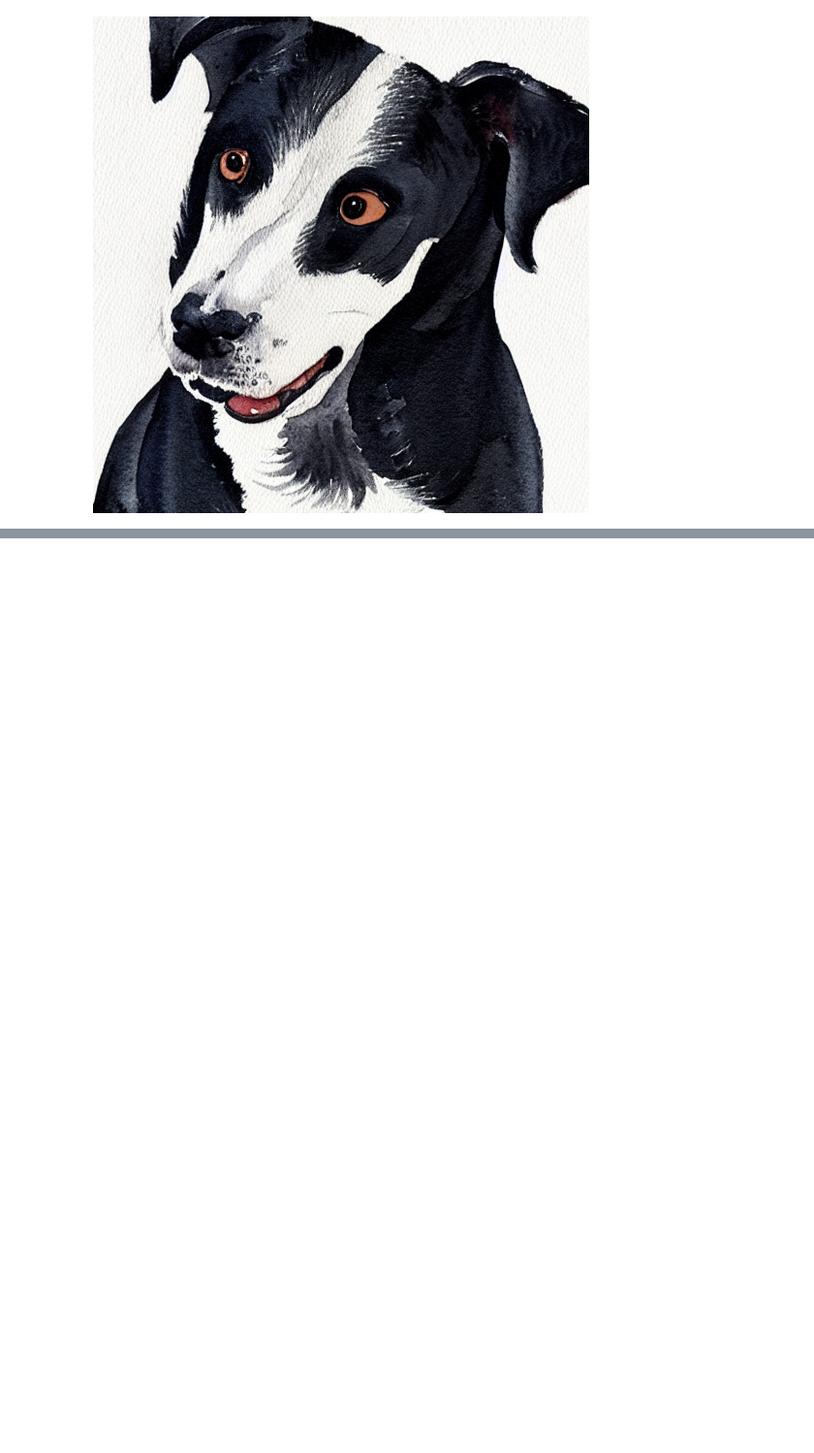
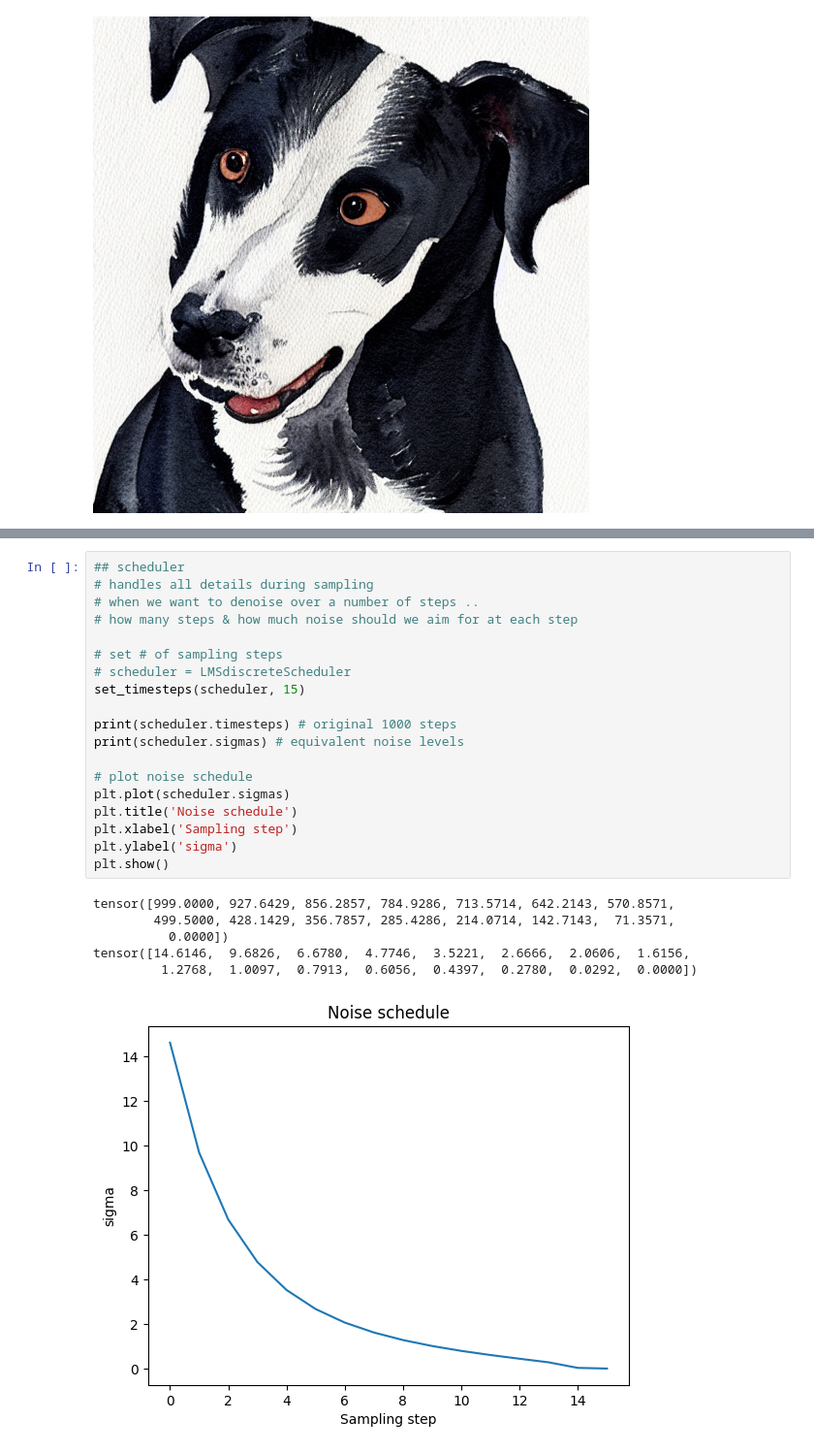
Before and after one commit to shitijnigam/kaggle-repo, a Jupyter notebook: stable-diffusion-deep-dive.ipynb, the cells around one changed output, grey strips where cells are left out. Shown at 97% size. Drawn from its saved outputs; the diff is of its cells as text; blank space fills up the shorter version.

```diff
--- a/stable-diffusion-deep-dive.ipynb
+++ b/stable-diffusion-deep-dive.ipynb
@@ -170,0 +233,26 @@ pil_images[0]
+# %%
+## scheduler
+# handles all details during sampling
+# when we want to denoise over a number of steps ..
+# how many steps & how much noise should we aim for at each step
+
+# set # of sampling steps
+# scheduler = LMSdiscreteScheduler
+set_timesteps(scheduler, 15)
+
+print(scheduler.timesteps) # original 1000 steps
+print(scheduler.sigmas) # equivalent noise levels
+
+# plot noise schedule
+plt.plot(scheduler.sigmas)
+plt.title('Noise schedule')
+plt.xlabel('Sampling step')
+plt.ylabel('sigma')
+plt.show()
+# %% [output]
+tensor([999.0000, 927.6429, 856.2857, 784.9286, 713.5714, 642.2143, 570.8571,
+        499.5000, 428.1429, 356.7857, 285.4286, 214.0714, 142.7143,  71.3571,
+          0.0000])
+tensor([14.6146,  9.6826,  6.6780,  4.7746,  3.5221,  2.6666,  2.0606,  1.6156,
+         1.2768,  1.0097,  0.7913,  0.6056,  0.4397,  0.2780,  0.0292,  0.0000])
+[figure, added]
```
Also changed, not shown: parts of 7 cells of this notebook.
